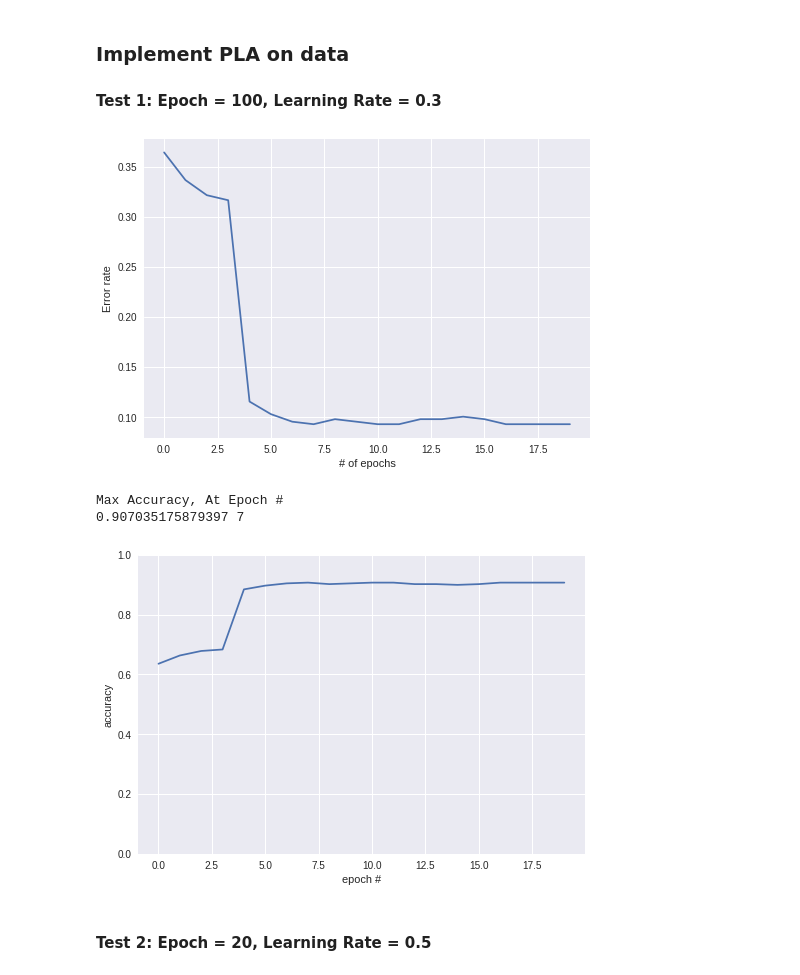
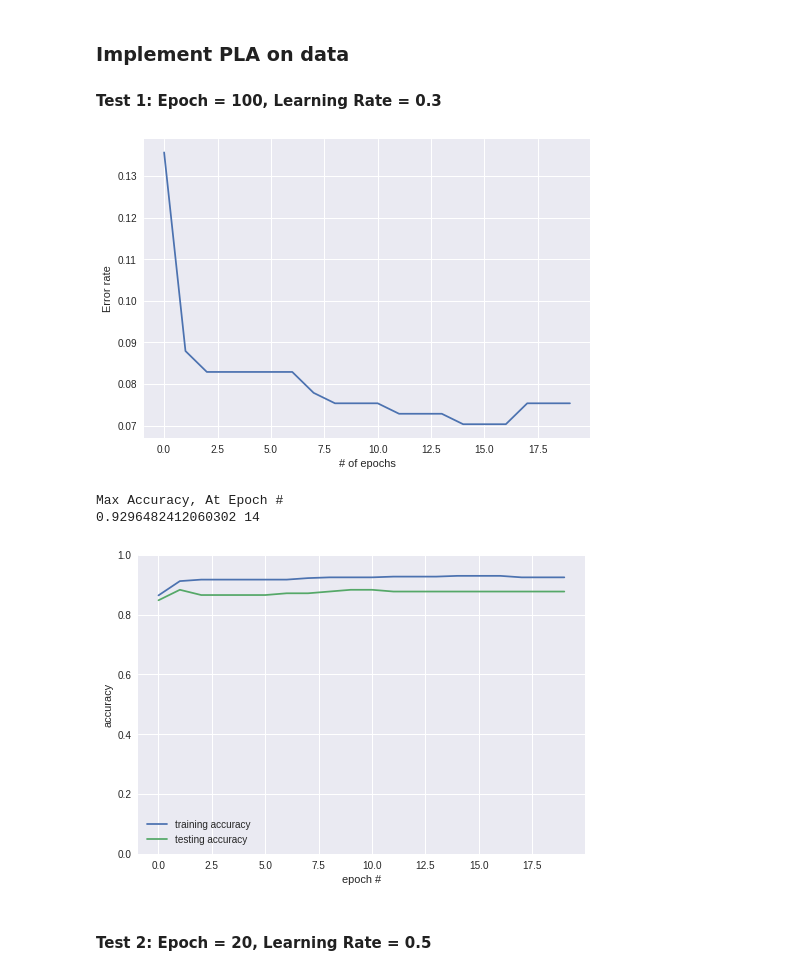
Before and after one commit to frank8922/ECE548, a Jupyter notebook: perceptron/perceptron.ipynb, the cells around one changed output. Cells and saved outputs as stored; diff of their text form; code cells hidden in the pictures.

```diff
--- a/perceptron/perceptron.ipynb
+++ b/perceptron/perceptron.ipynb
@@ -81,17 +127,16 @@ normTest = nm(testDF)
 # %%
 from percep import Perceptron
 # from perceptron_class import Perceptron
 ptron = Perceptron()
 epoch = 100
 lrate = 0.3
-# print(pd.DataFrame(normTrain))
-wt_matrix = ptron.fit(normTrain,trainLabel,epoch,lrate)
+wt_matrix = ptron.fit(normTrain,trainLabel,normTest,testLabel,epoch,lrate)
 # print(pd.DataFrame(wt_matrix))
 # %% [output]
-[figure, old version]
+[figure, new version]
 Max Accuracy, At Epoch #
-0.907035175879397 7
+0.9296482412060302 14
-[figure, old version]
+[figure, new version]
 # %% [markdown]
 #### Test 2: Epoch = 20, Learning Rate = 0.5
 # %%
```
Also changed, not shown: parts of 9 cells of this notebook, 2 other files.
